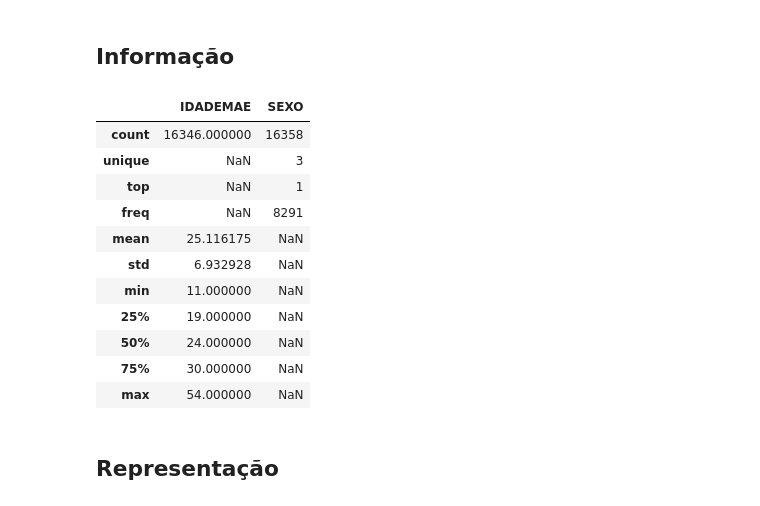
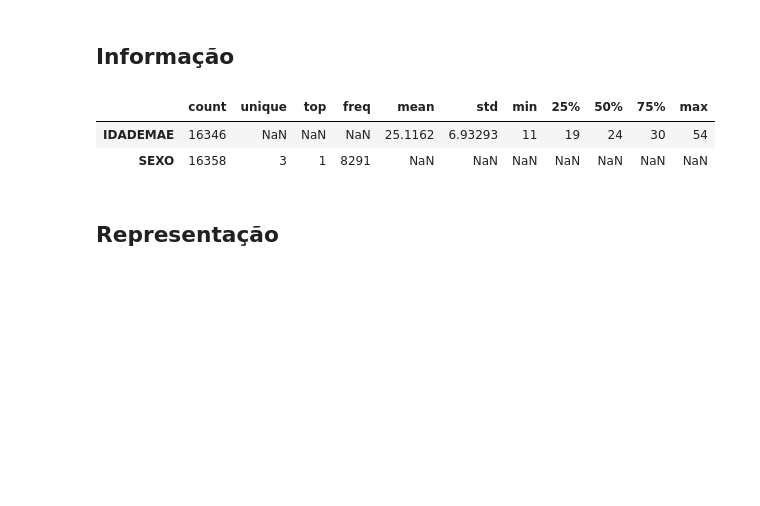
Before and after one commit to fesousa/analise-exploratoria-health-datascience, a Jupyter notebook: analise_explotatoria.ipynb, the cells around one changed output. Cells and saved outputs as stored; diff of their text form; code cells hidden in the pictures; blank space fills up the shorter version.

```diff
--- a/analise_explotatoria.ipynb
+++ b/analise_explotatoria.ipynb
@@ -134,21 +213,12 @@ sinasc_ac2017
 # %% [markdown]
 ## Informação
 # %%
-#@title * A média de idade das mães com nascidos vivos em 2017 no AC foi de 25,11 anos <br> * Em 2017 no AC, houve mais nascidos vivos do sexo masculino
-sinasc_ac2017[['IDADEMAE','SEXO']].describe(include='all')
+#@title A média de idade das mães com nascidos vivos em 2017 no AC foi de 25,11 anos <br>  Em 2017 no AC, houve mais nascidos vivos do sexo masculino
+sinasc_ac2017[['IDADEMAE','SEXO']].describe(include='all').transpose()
 # %% [output]
-|  | IDADEMAE | SEXO |
-| count | 16346.000000 | 16358 |
-| unique | NaN | 3 |
-| top | NaN | 1 |
-| freq | NaN | 8291 |
-| mean | 25.116175 | NaN |
-| std | 6.932928 | NaN |
-| min | 11.000000 | NaN |
-| 25% | 19.000000 | NaN |
-| 50% | 24.000000 | NaN |
-| 75% | 30.000000 | NaN |
-| max | 54.000000 | NaN |
+|  | count | unique | top | freq | mean | std | min | 25% | 50% | 75% | max |
+| IDADEMAE | 16346 | NaN | NaN | NaN | 25.1162 | 6.93293 | 11 | 19 | 24 | 30 | 54 |
+| SEXO | 16358 | 3 | 1 | 8291 | NaN | NaN | NaN | NaN | NaN | NaN | NaN |
 # %% [markdown]
 ## Representação
 # %%
```
Also changed, not shown: parts of 46 cells of this notebook, 1 other file.
